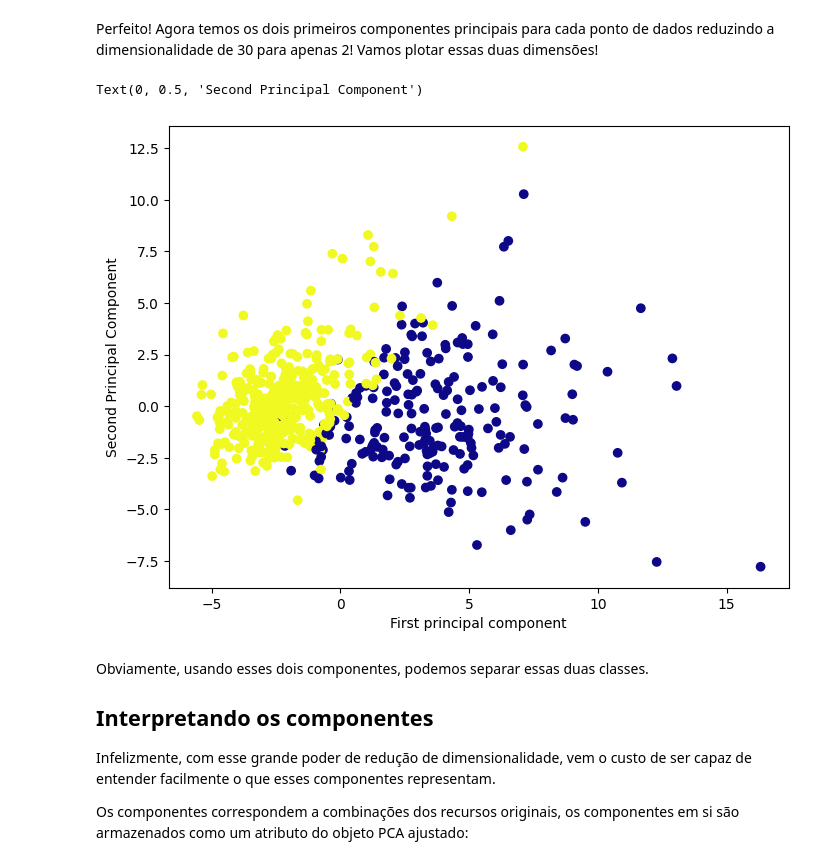
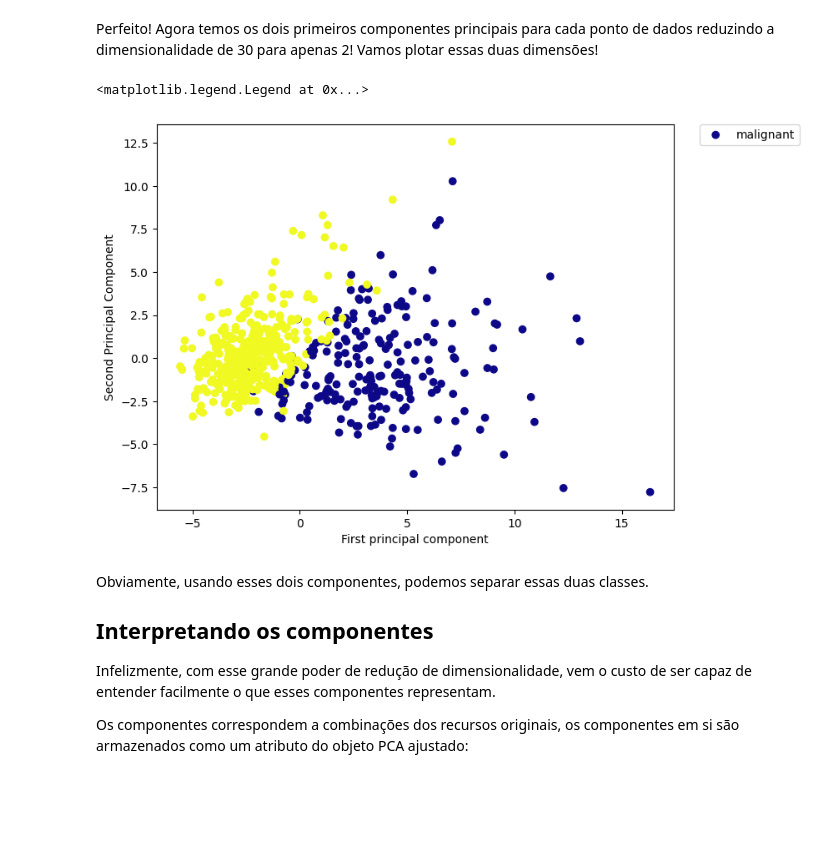
Before and after one commit to vnikoofard/Introduction-to-Data-Science, a Jupyter notebook: 13-Dimensional Reduction/01-Principal Component Analysis.ipynb, the cells around one changed output. Saved outputs shown, nothing was run; the diff lists cells and outputs as text; code cells hidden in the pictures; blank space fills up the shorter version.

```diff
--- a/13-Dimensional Reduction/01-Principal Component Analysis.ipynb
+++ b/13-Dimensional Reduction/01-Principal Component Analysis.ipynb
@@ -126,11 +152,12 @@ Perfeito! Agora temos os dois primeiros componentes principais para cada ponto d
 # %%
 plt.figure(figsize=(8,6))
 plt.scatter(x_pca[:,0],x_pca[:,1],c=cancer['target'],cmap='plasma')
 plt.xlabel('First principal component')
 plt.ylabel('Second Principal Component')
+plt.legend(cancer['target_names'],bbox_to_anchor=(1.05, 1), loc=2, borderaxespad=0.)
 # %% [output]
-Text(0, 0.5, 'Second Principal Component')
+<matplotlib.legend.Legend at 0x...>
-[figure, old version]
+[figure, new version]
 # %% [markdown]
 Obviamente, usando esses dois componentes, podemos separar essas duas classes.
 
```
Also changed, not shown: parts of 5 cells of this notebook, 3 other files.
